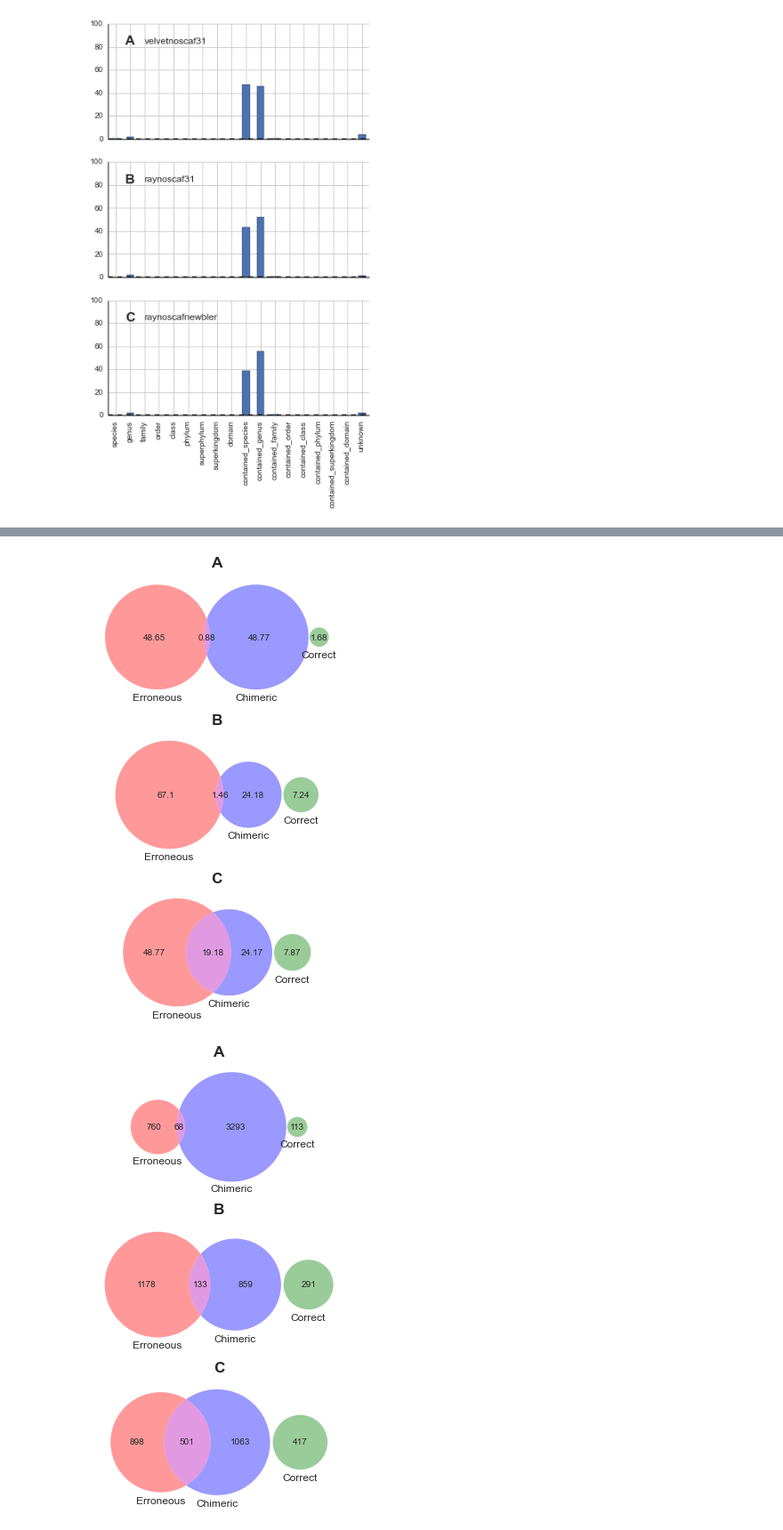
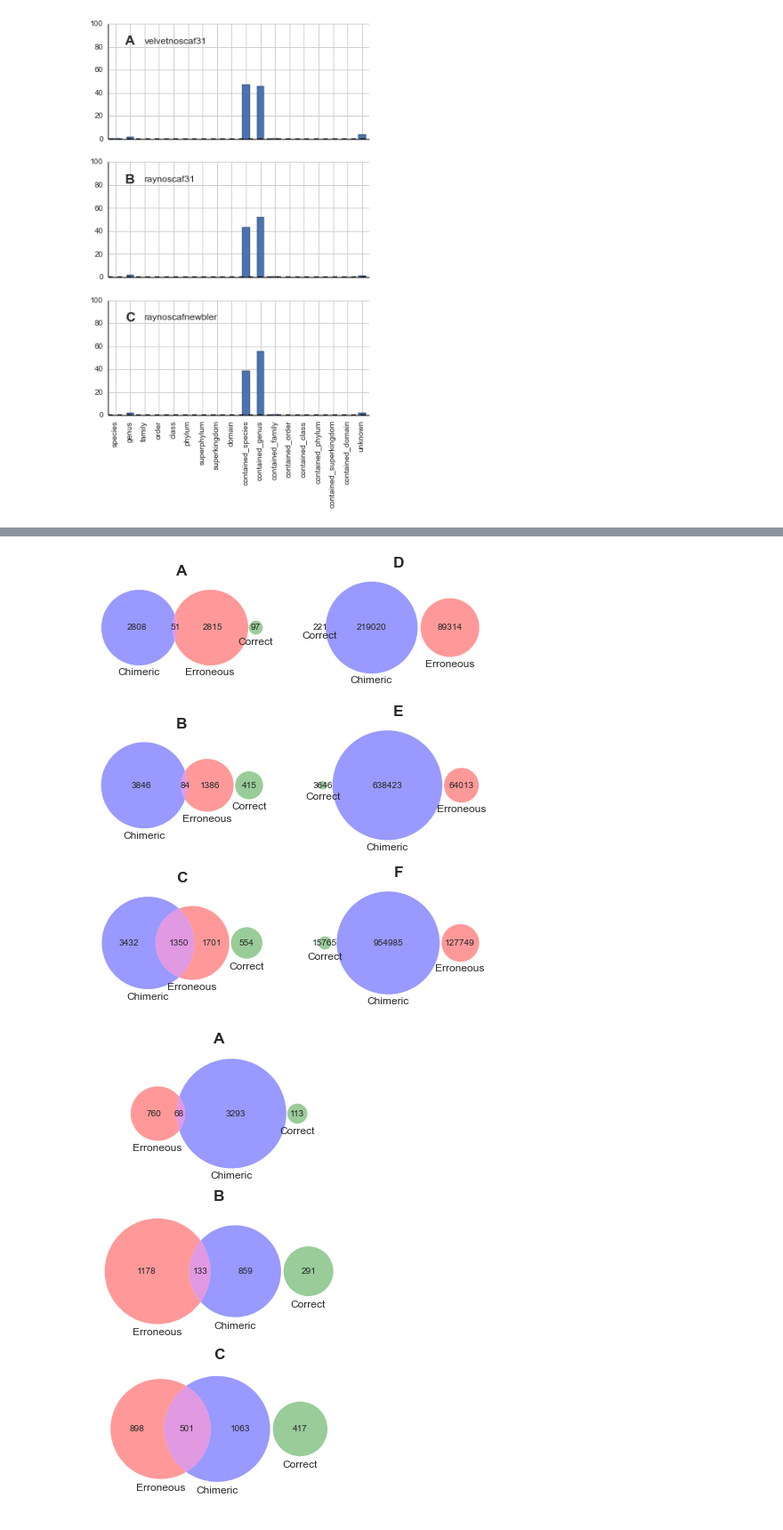
Before and after one commit to inodb/masmvali-publication, a Jupyter notebook: notebooks/kraken-publication-figures.ipynb, the cells around one changed output, grey strips where cells are left out. Shown at 89% size. Saved outputs shown, nothing was run; the diff lists cells and outputs as text; code cells hidden in the pictures.

```diff
--- a/notebooks/kraken-publication-figures.ipynb
+++ b/notebooks/kraken-publication-figures.ipynb
@@ -103,0 +112,9 @@ array([ 0.21471988,  0.39329017,  0.4158365 ])
+# %%
+mpl.rcParams['figure.figsize'] = 6, 6
+asms = ["velvetnoscaf31", "raynoscaf31", "raynoscafnewbler"]
+colors = sns.color_palette()
+
+
+lca_df = pd.DataFrame([k.lca_rank_kmer_count_sort.sum() for k in krakens_uneven],
+             index=asms)
+lca_df.ix[:,range(0,9)+[-1]].transpose().plot(kind='bar', color=('k',colors[2],colors[3]), ylim=[1,1e6],log=True)
@@ -103,0 +124,9 @@ array([ 0.21471988,  0.39329017,  0.4158365 ])
+# %%
+mpl.rcParams['figure.figsize'] = 6, 6
+asms = ["velvetnoscaf31", "raynoscaf31", "raynoscafnewbler"]
+colors = sns.color_palette()
+
+
+lca_df = pd.DataFrame([k.lca_rank_kmer_count_sort.sum() for k in krakens],
+             index=asms)
+lca_df.ix[:,range(0,9)+[-1]].transpose().plot(kind='bar', color=('k',colors[2],colors[3]), ylim=[1,1e6],log=True)
@@ -104,30 +140,45 @@ array([ 0.21471988,  0.39329017,  0.4158365 ])
 # %%
-mpl.rcParams['figure.figsize'] = 6, 9
+mpl.rcParams['figure.figsize'] = 8, 9
 asms = ["velvetnoscaf31", "raynoscaf31", "raynoscafnewbler"]
-panels = ["A","B","C"]
-f, axes = plt.subplots(3, 1)
+panels = [("A","D"),("B", "E"), ("C", "F")]
+f, axes = plt.subplots(3, 2)
 for i, s in enumerate(asms):
-    ax = axes[i]
+    ax = axes[i][0]
     cpurity = pd.read_csv(contig_purity_files[i], sep="\t").sort("contig").reset_index().set_index("contig")
     cpurity_lca = cpurity.ix[:,["max_aln_strain","max_aln_purity","contig_length"]].join(krakens[i].lca_rank_kmer_count_sort, how='right')
     pure = cpurity_lca.max_aln_purity == 1
     impure = cpurity_lca.max_aln_purity < 1
     chimeric_kmers = cpurity_lca.ix[:,range(3,12)].sum(axis=1) > 0
     error_kmers = cpurity_lca.unknown > 0
     v3 = venn3(ax=ax, subsets=(
-           (impure & ~chimeric_kmers & ~error_kmers).sum() * 10000 / impure.sum() / 100.0,
-           (impure &  chimeric_kmers & ~error_kmers).sum() * 10000 / impure.sum() / 100.0,
+           (impure & ~chimeric_kmers & ~error_kmers).sum(),
+           (impure &  chimeric_kmers & ~error_kmers).sum(),
            0,
-           (impure & ~chimeric_kmers &  error_kmers).sum() * 10000 / impure.sum() / 100.0,
+           (impure & ~chimeric_kmers &  error_kmers).sum(),
            0,
-           (impure &  chimeric_kmers &  error_kmers).sum() * 10000 / impure.sum() / 100.0,
+           (impure &  chimeric_kmers &  error_kmers).sum(),
            0),
-           set_labels = ("Correct", "Erroneous", "Chimeric"), alpha=0.4, set_colors=('g','r','b'))
+           set_labels = ("Correct", "Chimeric", "Erroneous"), alpha=0.4, set_colors=('g','b','r'))
     #ax.text(0.1, 0.5, panels[i], fontweight='bold', size='xx-large', ha='center', va='center')
-    ax.set_title(panels[i], fontweight='bold', size='xx-large')
-    plt.savefig("/media/milou/glob/github/masmvali-publication/plos/figures/Figure_4.pdf")
+    ax.set_title(panels[i][0], fontweight='bold', size='xx-large')
+
+    ax = axes[i][1]
+    v3 = venn3(ax=ax, subsets=(
+           int(((cpurity_lca.contig_length[impure & ~chimeric_kmers & ~error_kmers] - cpurity_lca.max_aln_purity[impure & ~chimeric_kmers & ~error_kmers] * cpurity_lca.contig_length[impure & ~chimeric_kmers & ~error_kmers]) / 31).sum()),
+           cpurity_lca.ix[:,range(3,12)].sum(axis=1).sum(),
+           0,
+           cpurity_lca.unknown.sum(),
+           0,
+           0,
+           0),
+           set_labels = ("Correct", "Chimeric", "Erroneous"), alpha=0.4, set_colors=('g','b','r'))
+    #ax.text(0.1, 0.5, panels[i], fontweight='bold', size='xx-large', ha='center', va='center')
+    ax.set_title(panels[i][1], fontweight='bold', size='xx-large')
+
+
+plt.savefig("/media/milou/glob/github/masmvali-publication/plos/figures/Figure_4.pdf")
 # %% [output]
-[figure, old version]
+[figure, new version]
 # %%
 !epspdf /media/milou/glob/github/masmvali-publication/plos/figures/Figure_4.pdf
 # %%
```
Also changed, not shown: parts of 7 cells of this notebook.
